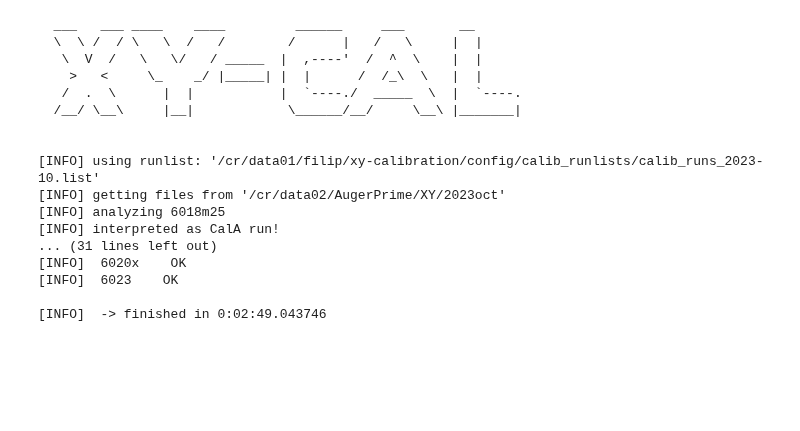
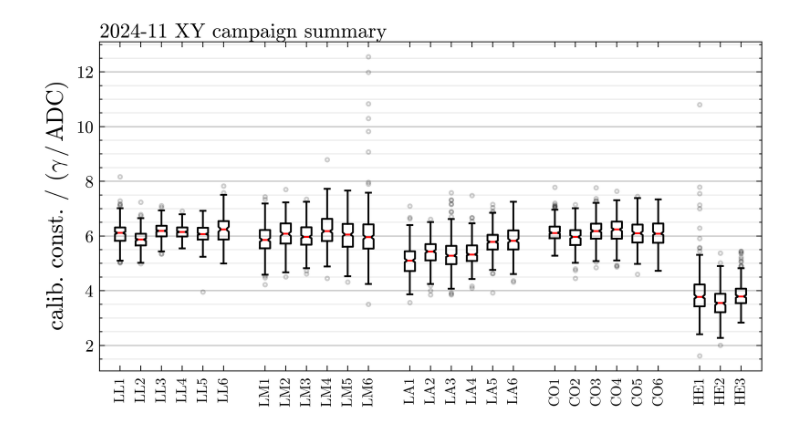
Before and after one commit to Quizznor/phd-thesis, a Jupyter notebook: bin/test_utils.ipynb, the cells around one changed output. Saved outputs shown, nothing was run; the diff lists cells and outputs as text; code cells hidden in the pictures; blank space fills up the shorter version.

```diff
--- a/bin/test_utils.ipynb
+++ b/bin/test_utils.ipynb
@@ -141,21 +1,7 @@ class Campaign():
-# %%
-test = Campaign(2023,10)
-test['he1'].run_calib()
-# %% [output]
-  ___   ___ ____    ____         ______     ___       __
-  \  \ /  / \   \  /   /        /      |   /   \     |  |
-   \  V  /   \   \/   / _____  |  ,----'  /  ^  \    |  |
-    >   <     \_    _/ |_____| |  |      /  /_\  \   |  |
-   /  .  \      |  |           |  `----./  _____  \  |  `----.
-  /__/ \__\     |__|            \______/__/     \__\ |_______|
-
-
-[INFO] using runlist: '/cr/data01/filip/xy-calibration/config/calib_runlists/calib_runs_2023-10.list'
-[INFO] getting files from '/cr/data02/AugerPrime/XY/2023oct'
-[INFO] analyzing 6018m25
-[INFO] interpreted as CalA run!
-... (31 lines left out)
-[INFO]  6020x    OK
-[INFO]  6023    OK
-
-[INFO]  -> finished in 0:02:49.043746
+# %%
+from utils.Auger.FD import XYScanner
+
+test = XYScanner.Campaign(2024, 11)
+test.summary()
+# %% [output]
+[figure, added]
```
Also changed, not shown: parts of 3 cells of this notebook, 11 other files.
